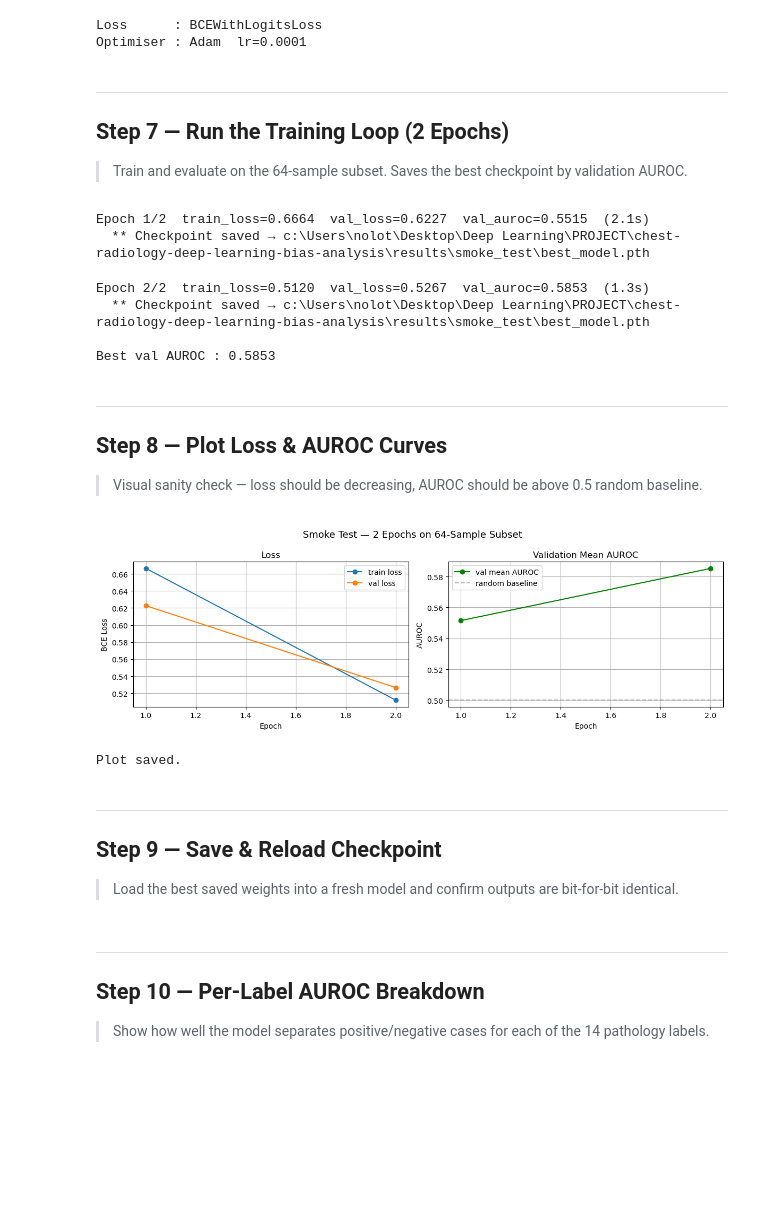
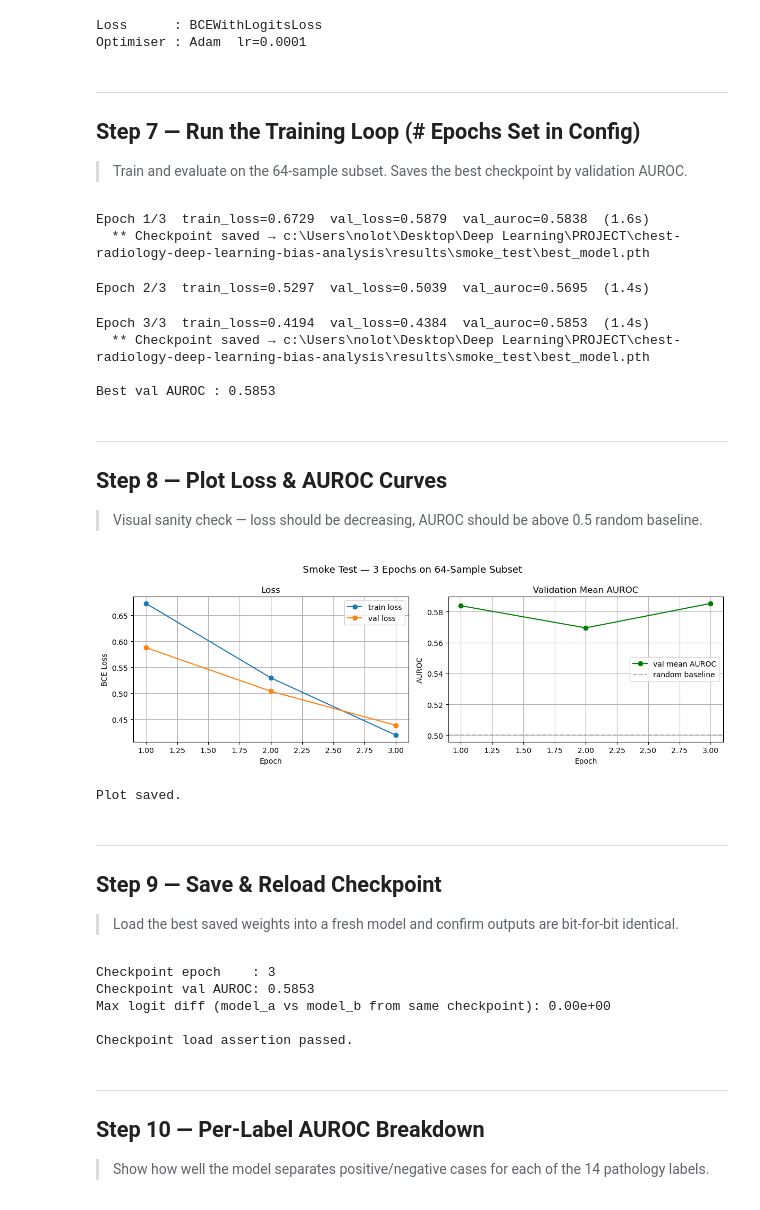
Before and after one commit to Daponte29/chest-radiology-deep-learning-bias-analysis, a Jupyter notebook: src/notebooks/03_training_smoke_test.ipynb, the cells around one changed output. Saved outputs shown, nothing was run; the diff lists cells and outputs as text; code cells hidden in the pictures; blank space fills up the shorter version.

```diff
--- a/src/notebooks/03_training_smoke_test.ipynb
+++ b/src/notebooks/03_training_smoke_test.ipynb
@@ -74,7 +74,7 @@ Using device : cuda
 
 SMOKE_CFG = {
     "seed"        : 42,
-    "num_epochs"  : 2,
+    "num_epochs"  : 3,
     "batch_size"  : 8,
     "img_size"    : 224,
     "num_workers" : 0,          # 0 = main process only (safe on Windows)
@@ -317,7 +317,7 @@ Loss      : BCEWithLogitsLoss
 Optimiser : Adam  lr=0.0001
 # %% [markdown]
 ---
-## Step 7 — Run the Training Loop (2 Epochs)
+## Step 7 — Run the Training Loop (# Epochs Set in Config)
 > Train and evaluate on the 64-sample subset. Saves the best checkpoint by validation AUROC.
 # %%
 import time
@@ -415,12 +415,13 @@ for epoch in range(1, SMOKE_CFG["num_epochs"] + 1):
 
 print(f"\nBest val AUROC : {best_auroc:.4f}")
 # %% [output]
-Epoch 1/2  train_loss=0.6664  val_loss=0.6227  val_auroc=0.5515  (2.1s)
+Epoch 1/3  train_loss=0.6729  val_loss=0.5879  val_auroc=0.5838  (1.6s)
   ** Checkpoint saved → c:\Users\nolot\Desktop\Deep Learning\PROJECT\chest-radiology-deep-learning-bias-analysis\results\smoke_test\best_model.pth
-Epoch 2/2  train_loss=0.5120  val_loss=0.5267  val_auroc=0.5853  (1.3s)
-  ** Checkpoint saved → c:\Users\nolot\Desktop\Deep Learning\PROJECT\chest-radiology-deep-learning-bias-analysis\results\smoke_test\best_model.pth
-
-Best val AUROC : 0.5853
+Epoch 2/3  train_loss=0.5297  val_loss=0.5039  val_auroc=0.5695  (1.4s)
+Epoch 3/3  train_loss=0.4194  val_loss=0.4384  val_auroc=0.5853  (1.4s)
+  ** Checkpoint saved → c:\Users\nolot\Desktop\Deep Learning\PROJECT\chest-radiology-deep-learning-bias-analysis\results\smoke_test\best_model.pth
+
+Best val AUROC : 0.5853
 # %% [markdown]
 ---
 ## Step 8 — Plot Loss & AUROC Curves
@@ -429,35 +430,35 @@ Best val AUROC : 0.5853
 import matplotlib.pyplot as plt
 
 epochs     = [h["epoch"]      for h in history]
 train_loss = [h["train_loss"] for h in history]
 val_loss   = [h["val_loss"]   for h in history]
 val_auroc  = [h["val_auroc"]  for h in history]
 
 fig, (ax1, ax2) = plt.subplots(1, 2, figsize=(12, 4))
 
 ax1.plot(epochs, train_loss, "o-", label="train loss")
 ax1.plot(epochs, val_loss,   "o-", label="val loss")
 ax1.set_xlabel("Epoch")
 ax1.set_ylabel("BCE Loss")
 ax1.set_title("Loss")
 ax1.legend()
 ax1.grid(True)
 
 ax2.plot(epochs, val_auroc, "o-", color="green", label="val mean AUROC")
 ax2.axhline(0.5, linestyle="--", color="grey", alpha=0.6, label="random baseline")
 ax2.set_xlabel("Epoch")
 ax2.set_ylabel("AUROC")
 ax2.set_title("Validation Mean AUROC")
 ax2.legend()
 ax2.grid(True)
 
-plt.suptitle("Smoke Test — 2 Epochs on 64-Sample Subset", fontsize=13)
+plt.suptitle(f"Smoke Test — {SMOKE_CFG['num_epochs']} Epochs on 64-Sample Subset", fontsize=13)
 plt.tight_layout()
 plt.savefig(SMOKE_CFG["output_dir"] / "smoke_test_curves.png", dpi=100)
 plt.show()
 print("Plot saved.")
 # %% [output]
-[figure, old version]
+[figure, new version]
 Plot saved.
 # %% [markdown]
 ---
@@ -466,30 +467,39 @@ Plot saved.
 # %%
 assert ckpt_path.exists(), f"Checkpoint not found at {ckpt_path}"
 
-ckpt = torch.load(ckpt_path, map_location=DEVICE)
+ckpt = torch.load(ckpt_path, map_location=DEVICE, weights_only=False)
 
-# Reload weights into a fresh model instance
-reload_model = DenseNetClassifier(
-    num_classes = num_classes,
-    pretrained  = False,
-    variant     = SMOKE_CFG["variant"],
-).to(DEVICE)
-reload_model.load_state_dict(ckpt["model_state_dict"])
-reload_model.eval()
+# Load the checkpoint into TWO independent fresh models and compare outputs.
+# This is the real test: "does saving and re-loading weights produce identical results?"
+# (We don't compare against `model` because training may have continued past the best epoch.)
+model_a = DenseNetClassifier(num_classes=num_classes, pretrained=False, variant=SMOKE_CFG["variant"]).to(DEVICE)
+model_b = DenseNetClassifier(num_classes=num_classes, pretrained=False, variant=SMOKE_CFG["variant"]).to(DEVICE)
+model_a.load_state_dict(ckpt["model_state_dict"])
+model_b.load_state_dict(ckpt["model_state_dict"])
+model_a.eval()
+model_b.eval()
 
-# Verify reloaded model produces identical output
+# Also update reload_model (used in later cells) to the checkpoint weights
+reload_model = model_a
+
 with torch.no_grad():
-    dummy = torch.zeros(1, 3, SMOKE_CFG["img_size"], SMOKE_CFG["img_size"]).to(DEVICE)
-    out_original = model(dummy)
-    out_reloaded = reload_model(dummy)
+    dummy    = torch.zeros(1, 3, SMOKE_CFG["img_size"], SMOKE_CFG["img_size"]).to(DEVICE)
+    out_a    = model_a(dummy)
+    out_b    = model_b(dummy)
 
-max_diff = (out_original - out_reloaded).abs().max().item()
+max_diff = (out_a - out_b).abs().max().item()
 
-print(f"Checkpoint epoch   : {ckpt['epoch']}")
+print(f"Checkpoint epoch    : {ckpt['epoch']}")
 print(f"Checkpoint val AUROC: {ckpt['val_auroc']:.4f}")
-print(f"Max logit diff (original vs reloaded): {max_diff:.2e}")
-assert max_diff < 1e-5, "Reloaded model outputs differ — checkpoint may be corrupt"
+print(f"Max logit diff (model_a vs model_b from same checkpoint): {max_diff:.2e}")
+assert max_diff == 0.0, "Two models loaded from the same checkpoint disagree — file may be corrupt"
 print("\nCheckpoint load assertion passed.")
+# %% [output]
+Checkpoint epoch    : 3
+Checkpoint val AUROC: 0.5853
+Max logit diff (model_a vs model_b from same checkpoint): 0.00e+00
+
+Checkpoint load assertion passed.
 # %% [markdown]
 ---
 ## Step 10 — Per-Label AUROC Breakdown
```
Also changed, not shown: parts of 5 cells of this notebook, 32 other files.
